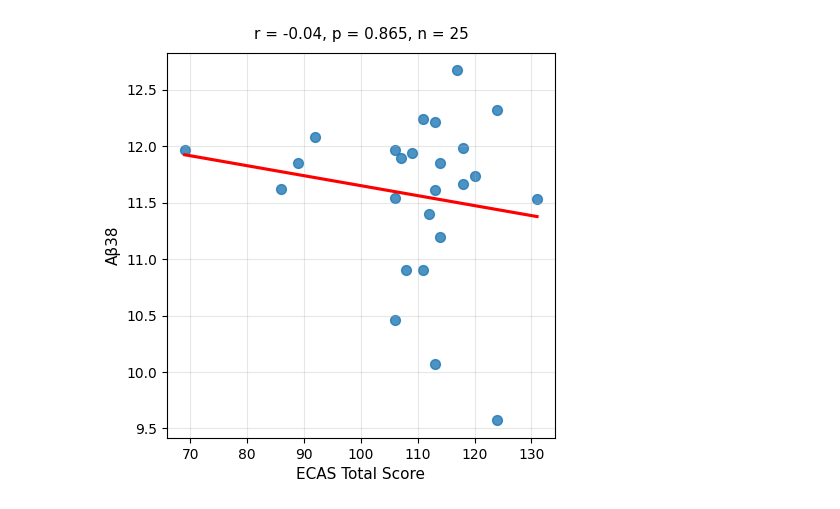
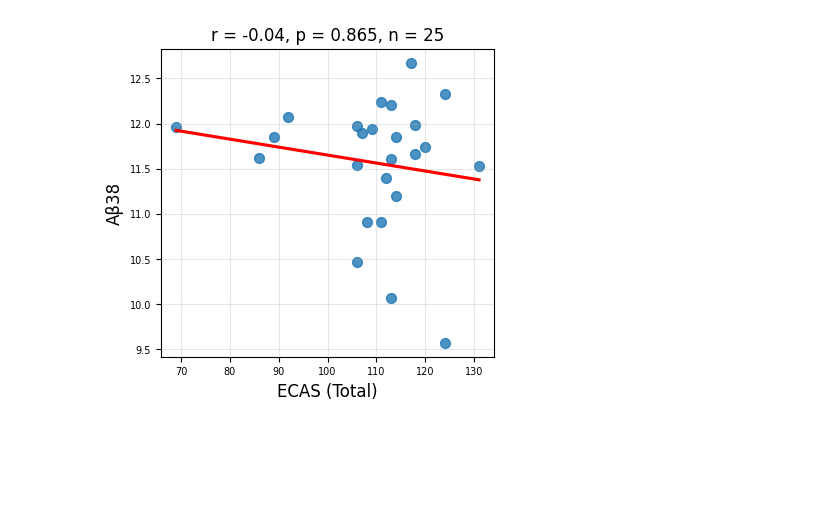
Before and after one commit to HaticeBzkrt/brain_comms_Bozkurt-et-al_2025_python, a Jupyter notebook: analysis_clinical_correlation.ipynb, the cells around one changed output. Saved outputs shown, nothing was run; the diff lists cells and outputs as text; code cells hidden in the pictures; blank space fills up the shorter version.

```diff
--- a/analysis_clinical_correlation.ipynb
+++ b/analysis_clinical_correlation.ipynb
@@ -189,10 +188,10 @@ df_filtered_als = df_merged[df_merged["time_diff_days_ALSFRS"] <= 42]
 
 
 # Select nine significant markers
-df = df_filtered_als[["ALSFRS_Total", "Aβ38", "Aβ40",  "FABP3", "NfL", "NfH", "pTau-181", "pTau-217", "pTau-231", "t-tau"]]
+df = df_filtered_als[["ALSFRS-R (Total)", "Aβ38", "Aβ40",  "FABP3", "NfL", "NfH", "pTau-181", "pTau-217", "pTau-231", "t-tau"]]
 
 # Fixed X column
-x_col = "ALSFRS_Total"
+x_col = "ALSFRS-R (Total)"
 
 
 # Filter only numeric columns for Y (excluding the X column)
@@ -225,13 +224,13 @@ for y_col in numeric_cols:
     })
 
     # Plot scatter
-    plt.figure(figsize=(5, 5))
+    plt.figure(figsize=(4.3, 4))
     sns.regplot(x=valid_data[x_col], y=valid_data[y_col], ci=None, scatter_kws={"s": 50}, line_kws={"color": "red"})
-    plt.title(f"r = {corr:.2f}, p = {p_value:.3f}, n = {n}", pad = 10, fontsize = 11)
-    plt.xlabel(x_col, fontsize =11)
-    plt.ylabel(y_col, fontsize =11)
-    plt.xticks(fontsize=10)
-    plt.yticks(fontsize=10)
+    plt.title(f"r = {corr:.2f}, p = {p_value:.3f}, n = {n}", fontsize = 12)
+    plt.xlabel(x_col, fontsize =12)
+    plt.ylabel(y_col, fontsize =12)
+    plt.xticks(fontsize=7)
+    plt.yticks(fontsize=7)
     plt.grid(alpha=0.3)
     plt.savefig(f".\\figures\\ALSFRS_Total_vs{y_col}.tiff", dpi=300)
     plt.show()
@@ -262,10 +261,10 @@ results_df.to_csv('alsfrs_spearman_results.csv', index=False)
 df_filtered_ecas = df_merged[df_merged["time_diff_days_ECAS"] <= 42]
 
 # Select nine significant markers
-df = df_filtered_ecas[["ECAS Total Score", "Aβ38", "Aβ40",  "FABP3", "NfL", "NfH", "pTau-181", "pTau-217", "pTau-231", "t-tau"]]
+df = df_filtered_ecas[["ECAS (Total)", "Aβ38", "Aβ40",  "FABP3", "NfL", "NfH", "pTau-181", "pTau-217", "pTau-231", "t-tau"]]
 
 # Fixed X column
-x_col = "ECAS Total Score"
+x_col = "ECAS (Total)"
 
 
 # Filter only numeric columns for Y (excluding the X column)
@@ -285,37 +284,37 @@ for y_col in numeric_cols:
 
     # Calculate Spearman correlation and confidence interval
     corr, p_value, r_lower, r_upper = calculate_spearman_ci(valid_data[x_col], valid_data[y_col])
     n = len(valid_data)
 
     # Append results
     results.append({
         'Marker': y_col,
         'Spearman_r': corr,
         'p_value': p_value,
         'CI_lower': r_lower,
         'CI_upper': r_upper,
         'Sample_size': n
     })
 
     # Plot scatter
-    plt.figure(figsize=(5, 5))
+    plt.figure(figsize=(4.3,4))
     sns.regplot(x=valid_data[x_col], y=valid_data[y_col], ci=None, scatter_kws={"s": 50}, line_kws={"color": "red"})
-    plt.title(f"r = {corr:.2f}, p = {p_value:.3f}, n = {n}", fontsize = 11, pad = 10)
-    plt.xlabel(x_col, fontsize =11)
-    plt.ylabel(y_col, fontsize =11)
-    plt.xticks(fontsize=10)
-    plt.yticks(fontsize=10)
+    plt.title(f"r = {corr:.2f}, p = {p_value:.3f}, n = {n}", fontsize = 12)
+    plt.xlabel(x_col, fontsize =12)
+    plt.ylabel(y_col, fontsize =12)
+    plt.xticks(fontsize=7)
+    plt.yticks(fontsize=7)
     plt.grid(alpha=0.3)
     plt.savefig(f".\\figures\\ECAS_vs{y_col}.tiff", dpi=300)
     plt.show()
 
 # Convert results to DataFrame
 results_df = pd.DataFrame(results)
 
 # Print results
 results_df
 
 # #  export results to CSV
 results_df.to_csv('ecas_spearman_results.csv', index=False)
 # %% [output]
-[figure, old version]
+[figure, new version]
```
Also changed, not shown: parts of 5 cells of this notebook, 7 other files.
